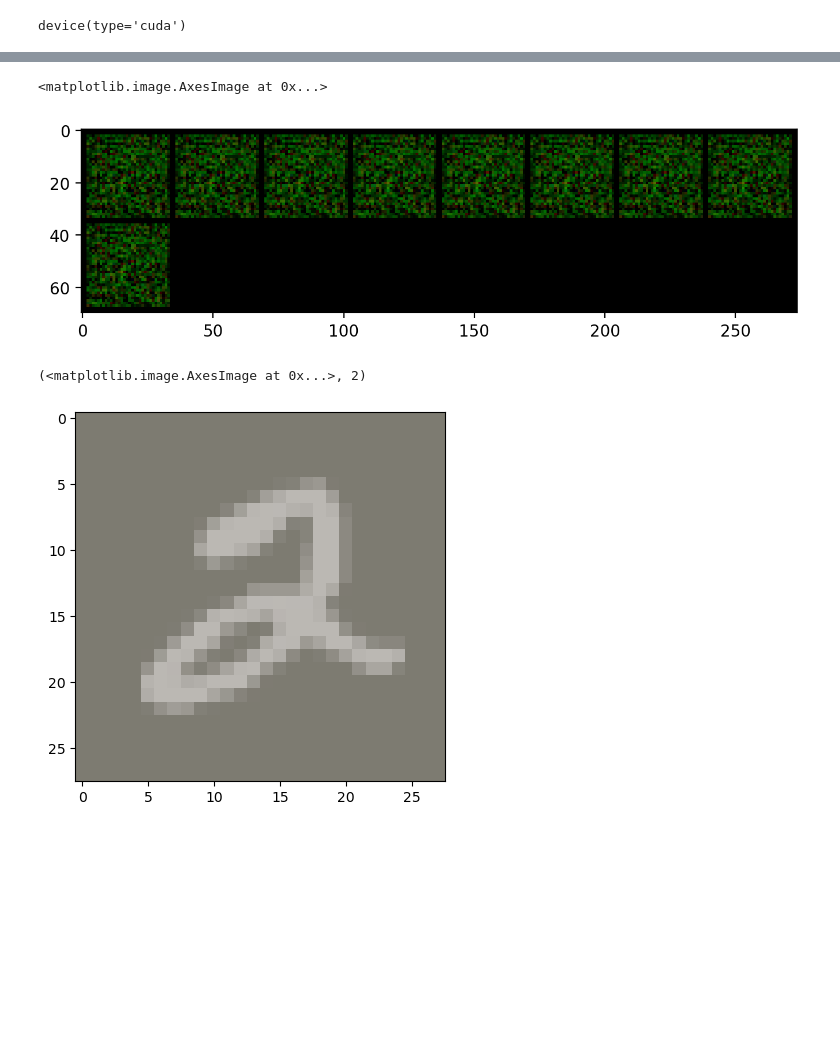
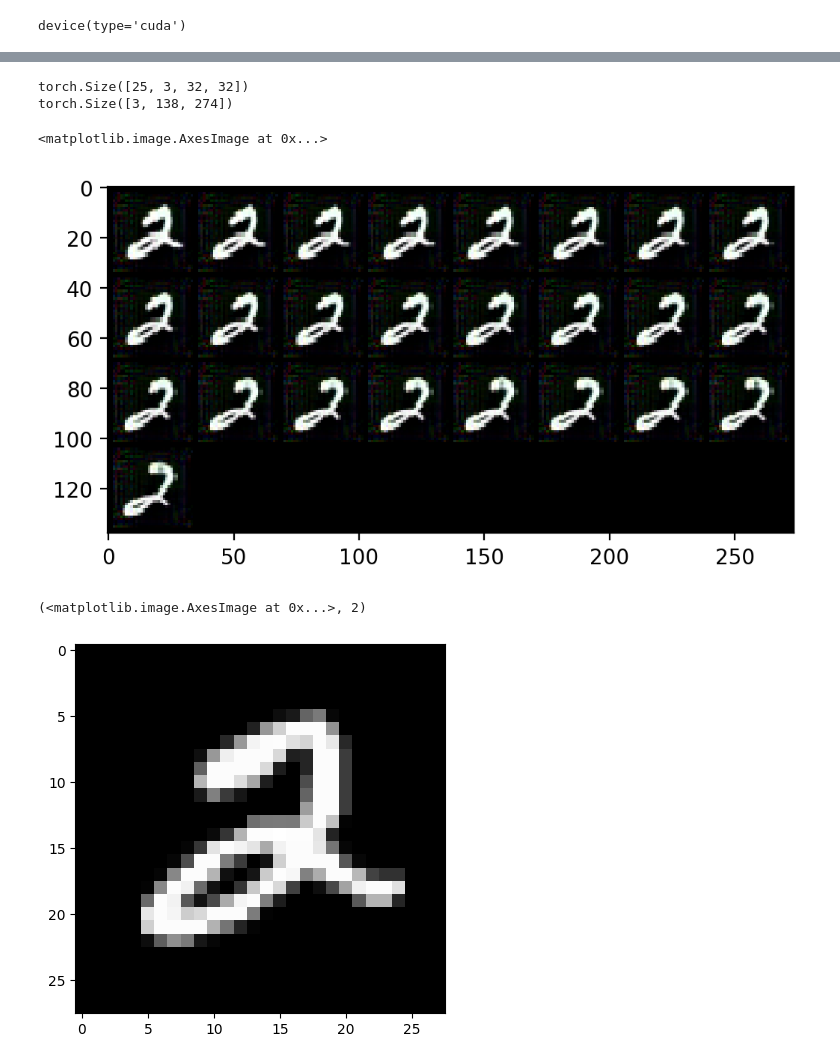
Before and after one commit to divyagarg123/UNET_VAE, a Jupyter notebook: mnist_vae.ipynb, the cells around one changed output, grey strips where cells are left out. Cells and saved outputs as stored; diff of their text form; code cells hidden in the pictures; blank space fills up the shorter version.

```diff
--- a/mnist_vae.ipynb
+++ b/mnist_vae.ipynb
@@ -56,7 +31,7 @@ class VAE(pl.LightningModule):
         self.save_hyperparameters()
 
         # encoder, decoder
-        self.pre_conv = nn.Conv2d(1,3,3, padding=3)
+        #self.pre_conv = nn.Conv2d(1,3,3, padding=3)
         self.encoder = resnet18_encoder(False, False)
         self.decoder = resnet18_decoder(
             latent_dim=latent_dim,
@@ -79,6 +54,7 @@ class VAE(pl.LightningModule):
     def gaussian_likelihood(self, mean, logscale, sample):
         scale = torch.exp(logscale)
         dist = torch.distributions.Normal(mean, scale)
+        #print("sample", sample.shape)
         log_pxz = dist.log_prob(sample)
         return log_pxz.sum(dim=(1, 2, 3))
 
@@ -103,8 +79,8 @@ class VAE(pl.LightningModule):
         x, label = batch
         #print(batch)
         x, label = x.to(device), label.to(device)
-
-        x = self.pre_conv(x)
+        x = F.interpolate(x, size=32)
+        #x = self.pre_conv(x)
 
         #print(x.shape)
         # encode x to get the mu and variance parameters
@@ -113,9 +89,12 @@ class VAE(pl.LightningModule):
         label_one_hot = label_one_hot.to(torch.float32)
         label_high  =self.one_hot_linear(label_one_hot)
         label_high = label_high.view_as(x)
+        #print("label_high",label_high)
+        #print("x", x)
         x = x + label_high
-        #print(x.shape)
+        #print("x",x, x.shape)
         x_encoded = self.encoder(x)
+        #print("x_encoded", x_encoded, x_encoded.shape)
         #print("x_snc", x_encoded.shape)
 
 
@@ -162,3 +133,20 @@ datamodule = MNISTDataModule('.', pin_memory=True, batch_size=32)
+# %%
+from torchvision import transforms
+train_transforms =  transforms.Compose([
+    transforms.ToTensor(),
+    transforms.Lambda(lambda image: torch.stack([torch.squeeze(image,0)]*3))
+])
+val_transforms =  transforms.Compose([
+    transforms.ToTensor(),
+    transforms.Lambda(lambda image:  torch.stack([torch.squeeze(image,0)]*3))
+])
+test_transforms =  transforms.Compose([
+    transforms.ToTensor(),
+    transforms.Lambda(lambda image: torch.stack([torch.squeeze(image,0)]*3))
+])
+from pl_bolts.datamodules import MNISTDataModule
+
+datamodule = MNISTDataModule('.', pin_memory=True, batch_size=32,train_transforms = train_transforms, test_transforms=test_transforms, val_transforms=val_transforms)
 # %%
 pl.seed_everything(1234)
 import torch
@@ -202,18 +224,19 @@ NotebookApp.rate_limit_window=3.0 (secs)
 from matplotlib.pyplot import imshow, figure
 import numpy as np
 from torchvision.utils import make_grid
-from pl_bolts.transforms.dataset_normalizations import cifar10_normalization
+#from pl_bolts.transforms.dataset_normalizations import cifar10_normalization
 figure(figsize=(8, 3), dpi=200)
-in_image = datamodule.dataset_val.dataset[5][0]
-pre = vae.pre_conv(torch.unsqueeze(datamodule.dataset_val.dataset[5][0],0))
-#pre = torch.unsqueeze(datamodule.dataset_val.dataset[5][0],0)
+in_image = datamodule.dataset_val.dataset[5][0].unsqueeze(0)
+in_image = F.interpolate(in_image, size=32)
+#pre = vae.pre_conv(torch.unsqueeze(datamodule.dataset_val.dataset[5][0],0))
+pre = in_image
 #normalize = cifar10_normalization()
 #mean, st_d = np.array(normalize.mean), np.array(normalize.std)
 batch_tensor = []
-for label in [0,1,3,4,5,6,7,8,9]:
+for label in np.repeat(5,25):
 
     label_one_hot = F.one_hot(torch.tensor(label), num_classes=10)
-    #label_one_hot = label_one_hot.to(device)
+   # label_one_hot = label_one_hot.to(device)
     label_one_hot = label_one_hot.to(torch.float32)
     label_high  =vae.one_hot_linear(label_one_hot)
     label_high = label_high.view_as(pre)
@@ -245,6 +268,6 @@ print(grid_img.shape)
 # PLOT IMAGES
 #imshow(img);
 #imshow(in_image.permute(1,2,0));
-imshow(grid_img.permute(1, 2, 0).numpy())
+imshow(grid_img.permute(1, 2, 0).detach().cpu().numpy())
 #datamodule.dataset_val.dataset[0]
 # %% [output]
@@ -253,7 +275,9 @@ torch.Size([3, 70, 274])
-<matplotlib.image.AxesImage at 0x...>
+torch.Size([25, 3, 32, 32])
+torch.Size([3, 138, 274])
+<matplotlib.image.AxesImage at 0x...>
-[figure, old version]
+[figure, new version]
 # %%
-imshow(datamodule.dataset_val.dataset[5][0].permute(1,2,0).numpy()*st_d+mean), datamodule.dataset_val.dataset[5][1]
+imshow(datamodule.dataset_val.dataset[5][0].permute(1,2,0).numpy()), datamodule.dataset_val.dataset[5][1]
 # %% [output]
 (<matplotlib.image.AxesImage at 0x...>, 2)
-[figure, old version]
+[figure, new version]
```
Also changed, not shown: parts of 9 cells of this notebook, 1 other file.
